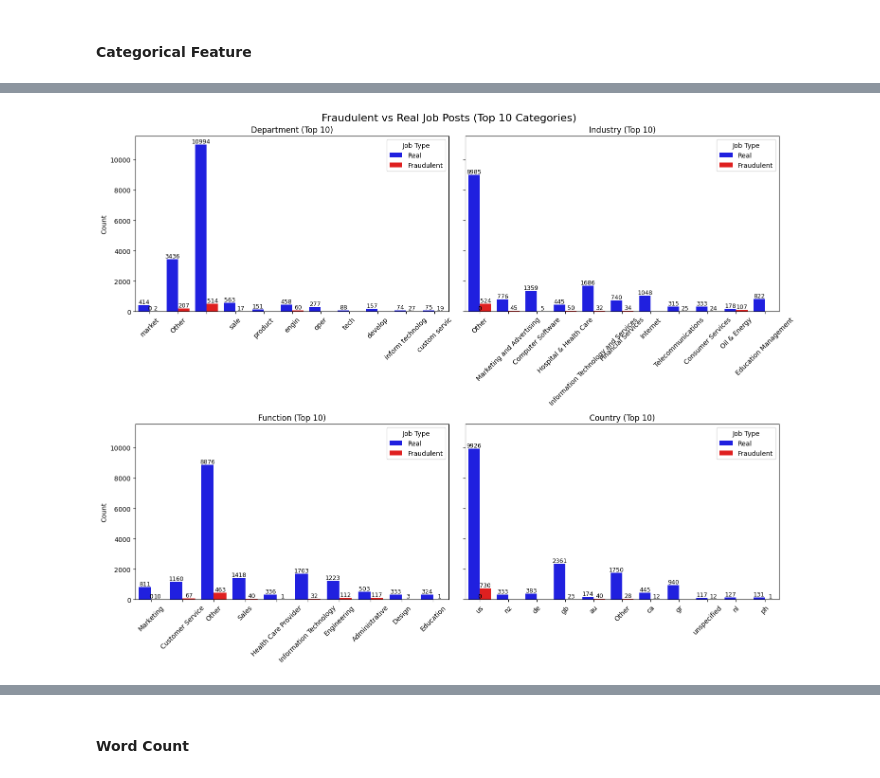
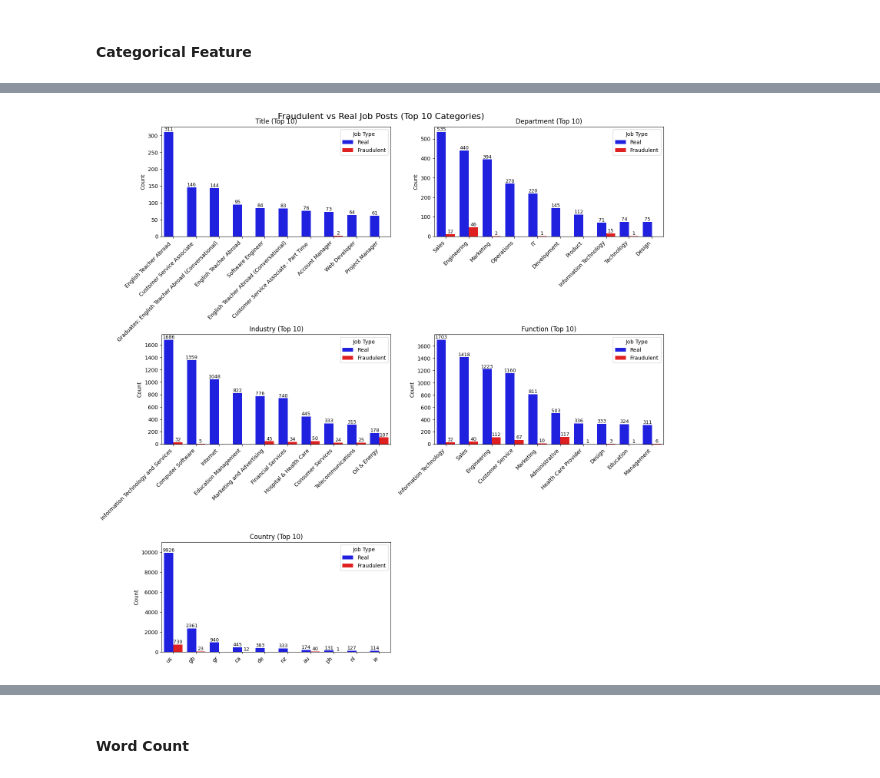
Before and after one commit to SpencerLimSzeSing/fraudulent-job-prediction, a Jupyter notebook: notebook/notebook.ipynb, the cells around one changed output, grey strips where cells are left out. Saved outputs shown, nothing was run; the diff lists cells and outputs as text; code cells hidden in the pictures.

```diff
--- a/notebook/notebook.ipynb
+++ b/notebook/notebook.ipynb
@@ -411,13 +429,13 @@ city_map = {
 def simplify_country(val):
     val = str(val).lower().strip()
 
-    # If it's a number or empty, make it unspecified
+    # If it's a number or empty, make it none
     if val.isdigit() or val == '':
-        return 'unspecified'
+        return 'none'
 
-    # If it's a very long/messy word (e.g., > 15 chars), make it unspecified
+    # If it's a very long/messy word (e.g., > 15 chars), make it none
     if len(val) > 15:
-        return 'unspecified'
+        return 'none'
 
     # If it's a known city, turn it into the country code
     if val in city_map:
@@ -425,15 +443,15 @@ def simplify_country(val):
 
     #Remove known junk words
     if val in ['work', 'vov', 'vbr', 'vli']:
-        return 'unspecified'
+        return 'none'
 
     return val
 
 # Apply the fix
 df1['country'] = df1['country'].apply(simplify_country)
 
-# Filter out 'unspecified' before plotting
-final_counts = df1[df1['country'] != 'unspecified']['country'].value_counts().to_dict()
+# Filter out 'none' before plotting
+final_counts = df1[df1['country'] != 'none']['country'].value_counts().to_dict()
 # %% [output]
 A value is trying to be set on a copy of a slice from a DataFrame.
 Try using .loc[row_indexer,col_indexer] = value instead
@@ -503,7 +521,7 @@ state_map= {'londonsarniachatham': 'london', 'ελληνικο': 'Elliniko', 'ku
 def clean_state(val):
     val = str(val).lower().strip()
     if val.isdigit() or len(val) < 2 or val in ['nan', 'unspecified', 'n', 'c', 'u', 'j', '', 'various', 'home', 'remote', 'multiple']:
-        return 'unspecified'
+        return 'none'
     if val in state_map:
         return state_map[val]
     return val
@@ -563,3 +581,5 @@ A value is trying to be set on a copy of a slice from a DataFrame
 
 See the caveats in the documentation: https://pandas.pydata.org/pandas-docs/stable/user_guide/indexing.html#returning-a-view-versus-a-copy
   df1.drop(columns=['state', 'city'], inplace=True)
+# %%
+df1.drop(columns=['location'], inplace=True)
@@ -626,7 +654,7 @@ See the caveats in the documentation: https://pandas.pydata.org/pandas-docs/stab
 ### Stemming
 # %%
 # List of text features
-text_features = ['title', 'department', 'company_profile', 'description', 'requirements', 'benefits']
+text_features = ['company_profile', 'description', 'requirements', 'benefits']
 
 def stemming(text):
     if isinstance(text, str):
@@ -810,54 +841,59 @@ plot_categorical_vs_fraud(df1)
 # %%
-def plot_top_n_cats_grid(df, cat_cols, top_n=10):
-
+def plot_top_n_cats_grid(df1, cat_cols, top_n=10):
     n_cols = 2
     n_rows = math.ceil(len(cat_cols) / n_cols)
 
-    fig, axes = plt.subplots(n_rows, n_cols, figsize=(15, 6 * n_rows), sharey=True)
-
+    fig, axes = plt.subplots(n_rows, n_cols, figsize=(15, 6 * n_rows), sharey=False)
     axes = axes.flatten()
 
     for i, col in enumerate(cat_cols):
-        # Top 10 categories
-        top_categories = df[col].value_counts().nlargest(top_n).index
-        df[f'{col}_top'] = df[col].apply(lambda x: x if x in top_categories else 'Other')
+        full_counts = df1[col].value_counts()
+        filtered_indices = [idx for idx in full_counts.index if str(idx).lower() not in ['none', 'other']]
+        top_categories = filtered_indices[:top_n]
+
+        plot_df = df1[df1[col].isin(top_categories)]
 
         ax = axes[i]
         sns.countplot(
-            x=f'{col}_top',
+            x=col,
             hue='fraudulent',
-            data=df,
+            data=plot_df,
             palette=['blue', 'red'],
-            ax=ax
+            ax=ax,
+            order=top_categories
         )
+
+        # Keep the Country plot scale
+        if col == 'country':
+            ax.set_ylim(0, 11000)
+
         ax.set_title(f'{col.replace("_", " ").title()} (Top {top_n})')
         ax.set_xlabel('')
         ax.set_ylabel('Count')
-        ax.tick_params(axis='x', rotation=45)
+        ax.set_xticklabels(ax.get_xticklabels(), rotation=45, ha='right')
 
-        # Add counts on top
         for p in ax.patches:
-            ax.text(
-                p.get_x() + p.get_width() / 2,
-                p.get_height(),
-                int(p.get_height()),
-                ha='center',
-                va='bottom',
-                fontsize=9
-            )
+            height = p.get_height()
+            if height > 0:
+                ax.text(
+                    p.get_x() + p.get_width() / 2,
+                    height,
+                    int(height),
+                    ha='center',
+                    va='bottom',
+                    fontsize=9
+                )
 
-        # Custom legend
         handles, labels = ax.get_legend_handles_labels()
         ax.legend(handles, ['Real', 'Fraudulent'], title='Job Type')
 
-    # Hide any unused subplots
     for j in range(i + 1, len(axes)):
         axes[j].axis('off')
 
     fig.suptitle('Fraudulent vs Real Job Posts (Top 10 Categories)', fontsize=16)
     plt.tight_layout()
+    plt.subplots_adjust(bottom=0.2)
     plt.show()
 
-
-plot_top_n_cats_grid(df1, ['department', 'industry', 'function', 'country'], top_n=10)
+plot_top_n_cats_grid(df1, ['title','department', 'industry', 'function', 'country'], top_n=10)
 # %% [output]
@@ -884 +900 @@ See the caveats in the documentation: https://pandas.pydata.org/pandas-docs/stab
-[figure, old version]
+[figure, new version]
```
Also changed, not shown: parts of 79 cells of this notebook, 4 other files.
